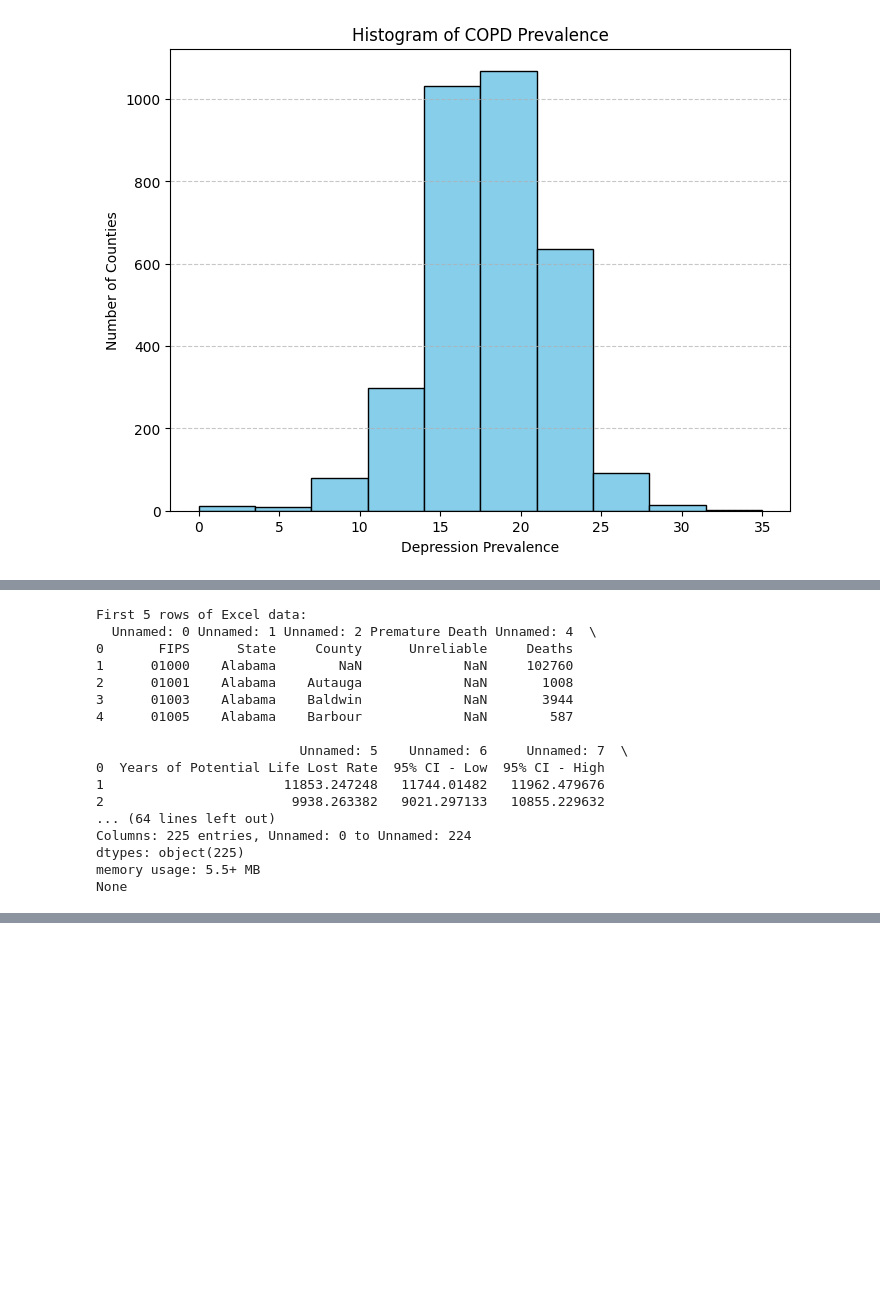
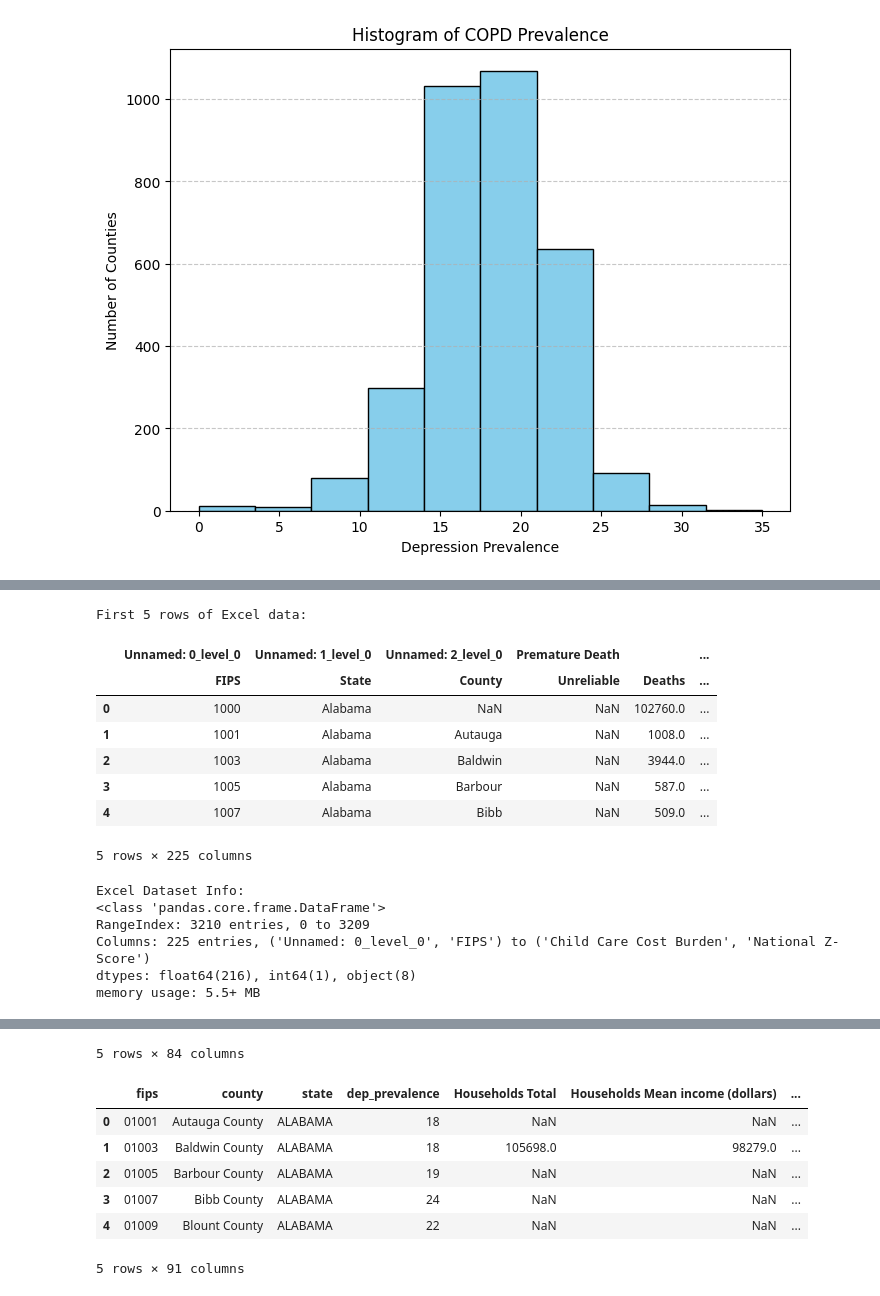
Before and after one commit to EZags/Milliman-Project-2025, a Jupyter notebook: 1_Data_Import_Clean.ipynb, the cells around one changed output, grey strips where cells are left out. Drawn from its saved outputs; the diff is of its cells as text; code cells hidden in the pictures; blank space fills up the shorter version.

```diff
--- a/1_Data_Import_Clean.ipynb
+++ b/1_Data_Import_Clean.ipynb
@@ -98,6 +98,7 @@ fertility_df = pd.read_csv(fertility_url)
 # %%
 import pandas as pd
 import numpy as np
+pd.set_option('future.no_silent_downcasting', True)
 
 def clean_income_data(df):
     """
@@ -153,14 +154,10 @@ if __name__ == "__main__":
 
     # Display basic information about the cleaned dataset
     print("\nCleaned Dataset Info:")
-    print(cleaned_df.info())
+    cleaned_df.info()
 
     print("\nFirst 5 rows of cleaned dataset:")
-    print(cleaned_df.head())
-
-    # Save the cleaned dataset
-    cleaned_df.to_csv('cleaned_income_data.csv', index=False)
-    print("\nCleaned dataset saved as 'cleaned_income_data.csv'")
+    cleaned_df.head()
 # %% [output]
 Cleaned Dataset Info:
 <class 'pandas.core.frame.DataFrame'>
@@ -243,33 +218,56 @@ First 5 rows of cleaned dataset:
 # %%
 # Import Excel data from GitHub
 excel_url = "https://raw.githubusercontent.com/EZags/Milliman-Project-2025/main/2025%20County%20Health%20Rankings%20Data%20-%20v1.xlsx"
 
 try:
-    excel_df = pd.read_excel(excel_url, sheet_name=1)
+    excel_df = pd.read_excel(excel_url, sheet_name=1, header = [0, 1])
 
     print("\nFirst 5 rows of Excel data:")
-    print(excel_df.head())
+    excel_df.head()
     print("\nExcel Dataset Info:")
-    print(excel_df.info())
+    excel_df.info()
 
 except Exception as e:
     print(f"Error loading Excel file: {e}")
     print("Please verify the file URL is correct and accessible")
+
+#Drop Columms with over 25% missing values
+missing_threshold = 0.25 * len(excel_df)
+excel_df = excel_df.loc[:, excel_df.isnull().sum() < missing_threshold]
+
+# Flatten the MultiIndex columns into a single-level index
+excel_df.columns = [' '.join(col).strip() for col in excel_df.columns]
+
+#Any columns with "Unnamed" in the name, are renamed to remove the first 21 characters from the name
+excel_df.rename(columns=lambda x: x[19:] if "Unnamed" in x else x, inplace=True)
+
+
+# Drop columns containing a "(" or "CI - High" or "CI - Low"
+excel_df = excel_df.loc[:, ~excel_df.columns.str.contains(r'\(|CI - High|CI - Low')]
+
+
+excel_df.head()
+
+
+#Add a zero onto the beginning of the fips code if it is less than 5 digits long
+excel_df['FIPS'] = excel_df['FIPS'].astype(str).str.zfill(5)
+
+#Merge the excel_df with the merged_df on fips, without dropping any rows
+merged_df = pd.merge(merged_df, excel_df, left_on='fips', right_on='FIPS', how='left')
+merged_df.head()
 # %% [output]
 First 5 rows of Excel data:
-  Unnamed: 0 Unnamed: 1 Unnamed: 2 Premature Death Unnamed: 4  \
-0       FIPS      State     County      Unreliable     Deaths
-1      01000    Alabama        NaN             NaN     102760
-2      01001    Alabama    Autauga             NaN       1008
-3      01003    Alabama    Baldwin             NaN       3944
-4      01005    Alabama    Barbour             NaN        587
-
-                          Unnamed: 5    Unnamed: 6     Unnamed: 7  \
-0  Years of Potential Life Lost Rate  95% CI - Low  95% CI - High
-1                       11853.247248   11744.01482   11962.479676
-2                        9938.263382   9021.297133   10855.229632
-... (64 lines left out)
-Columns: 225 entries, Unnamed: 0 to Unnamed: 224
-dtypes: object(225)
-memory usage: 5.5+ MB
-None
+|  | Unnamed: 0_level_0 | Unnamed: 1_level_0 | Unnamed: 2_level_0 | Premature Death |  | ... |
+|  | FIPS | State | County | Unreliable | Deaths | ... |
+| 0 | 1000 | Alabama | NaN | NaN | 102760.0 | ... |
+| 1 | 1001 | Alabama | Autauga | NaN | 1008.0 | ... |
+| 2 | 1003 | Alabama | Baldwin | NaN | 3944.0 | ... |
+| 3 | 1005 | Alabama | Barbour | NaN | 587.0 | ... |
+| 4 | 1007 | Alabama | Bibb | NaN | 509.0 | ... |
+5 rows × 225 columns
+Excel Dataset Info:
+<class 'pandas.core.frame.DataFrame'>
+RangeIndex: 3210 entries, 0 to 3209
+Columns: 225 entries, ('Unnamed: 0_level_0', 'FIPS') to ('Child Care Cost Burden', 'National Z-Score')
+dtypes: float64(216), int64(1), object(8)
+memory usage: 5.5+ MB
@@ -275,0 +280,8 @@ None
+5 rows × 84 columns
+|  | fips | county | state | dep_prevalence | Households Total | Households Mean income (dollars) | ... |
+| 0 | 01001 | Autauga County | ALABAMA | 18 | NaN | NaN | ... |
+| 1 | 01003 | Baldwin County | ALABAMA | 18 | 105698.0 | 98279.0 | ... |
+| 2 | 01005 | Barbour County | ALABAMA | 19 | NaN | NaN | ... |
+| 3 | 01007 | Bibb County | ALABAMA | 24 | NaN | NaN | ... |
+| 4 | 01009 | Blount County | ALABAMA | 22 | NaN | NaN | ... |
+5 rows × 91 columns
```
Also changed, not shown: parts of 5 cells of this notebook.
